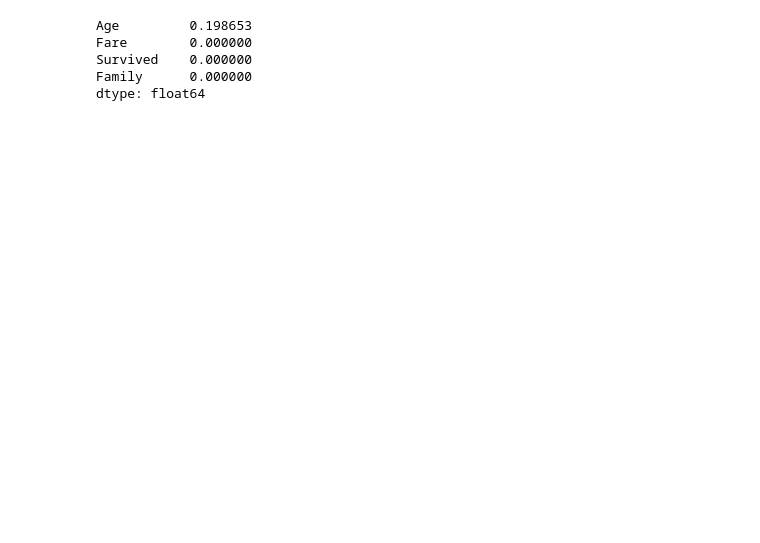
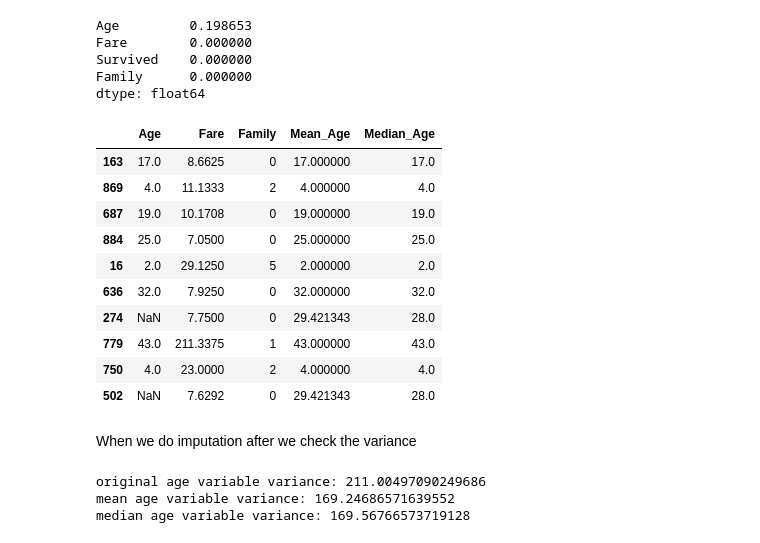
Before and after one commit to Shekhar7017/EDA, a Jupyter notebook: FeatureEngineering.ipynb, the cells around one changed output. Drawn from its saved outputs; the diff is of its cells as text; code cells hidden in the pictures; blank space fills up the shorter version.

```diff
--- a/FeatureEngineering.ipynb
+++ b/FeatureEngineering.ipynb
@@ -1189,0 +1194,24 @@ X_train,X_test,y_train,y_test = train_test_split(X,y,test_size=0.25, random_stat
+# %%
+X_train.sample(10)
+# %% [output]
+|  | Age | Fare | Family | Mean_Age | Median_Age |
+| 163 | 17.0 | 8.6625 | 0 | 17.000000 | 17.0 |
+| 869 | 4.0 | 11.1333 | 2 | 4.000000 | 4.0 |
+| 687 | 19.0 | 10.1708 | 0 | 19.000000 | 19.0 |
+| 884 | 25.0 | 7.0500 | 0 | 25.000000 | 25.0 |
+| 16 | 2.0 | 29.1250 | 5 | 2.000000 | 2.0 |
+| 636 | 32.0 | 7.9250 | 0 | 32.000000 | 32.0 |
+| 274 | NaN | 7.7500 | 0 | 29.421343 | 28.0 |
+| 779 | 43.0 | 211.3375 | 1 | 43.000000 | 43.0 |
+| 750 | 4.0 | 23.0000 | 2 | 4.000000 | 4.0 |
+| 502 | NaN | 7.6292 | 0 | 29.421343 | 28.0 |
+# %% [markdown]
+When we do imputation after we check the variance
+# %%
+print("original age variable variance:", X_train['Age'].var())
+print("mean age variable variance:", X_train['Mean_Age'].var())
+print("median age variable variance:", X_train['Median_Age'].var())
+# %% [output]
+original age variable variance: 211.00497090249686
+mean age variable variance: 169.24686571639552
+median age variable variance: 169.56766573719128
```
Also changed, not shown: parts of 17 cells of this notebook.
